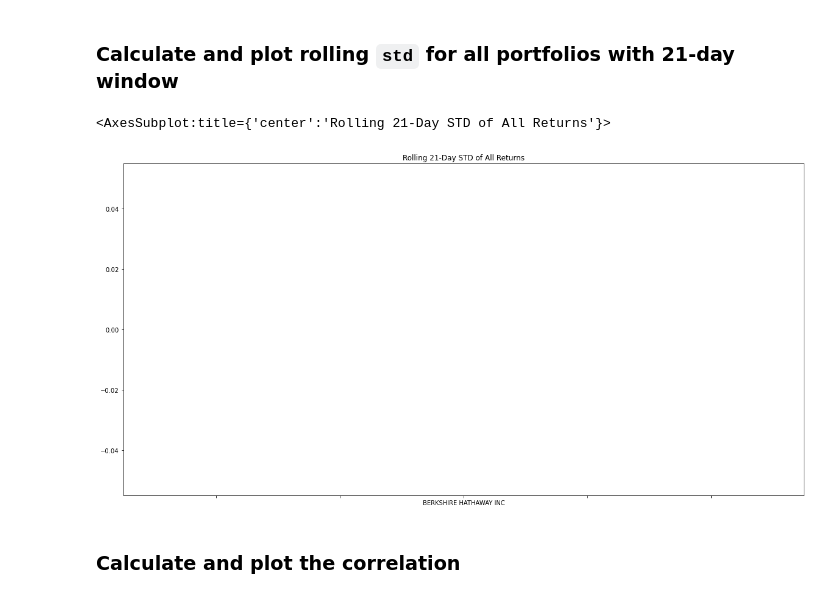
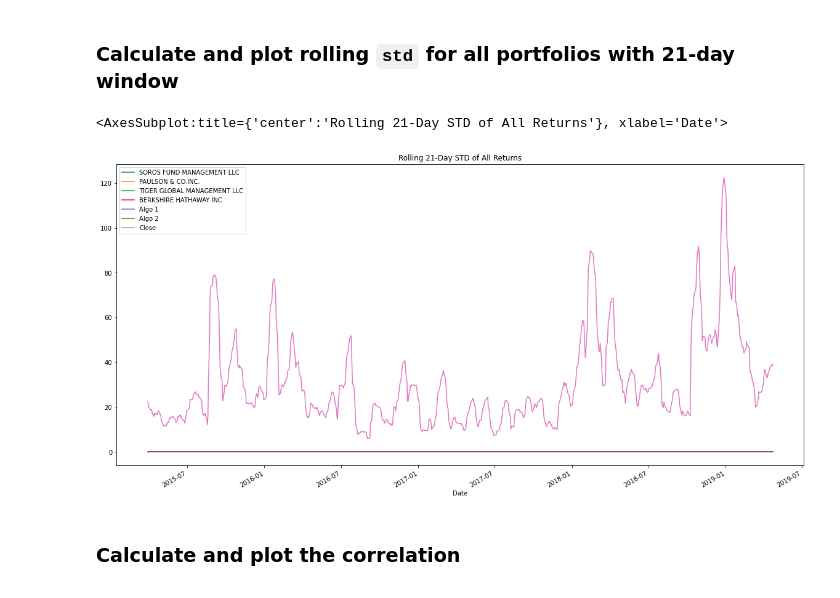
Before and after one commit to JamelBoyer/J_Boyer_Bootcamp, a Jupyter notebook: 02-Homework/04-Pandas/Instructions/Starter_Code/whale_analysis.ipynb, the cells around one changed output. Saved outputs shown, nothing was run; the diff lists cells and outputs as text; code cells hidden in the pictures.

```diff
--- a/02-Homework/04-Pandas/Instructions/Starter_Code/whale_analysis.ipynb
+++ b/02-Homework/04-Pandas/Instructions/Starter_Code/whale_analysis.ipynb
@@ -268,0 +271,4 @@ Date
+# %%
+df = df.copy()
+df["Close"] = df["Close"].str.replace("$", "")
+df.head()
@@ -403,13 +417,13 @@ Risk changes over time. Analyze the rolling statistics for Risk and Beta.
 # %%
 # Calculate the rolling standard deviation for all portfolios using a 21-day window
 daily_std = daily_retruns_of_all_assets.rolling(window=21).std()
 #print(daily_retruns_of_all_assets.rolling(window=21).std())
 
 # Plot the rolling standard deviation
-daily_retruns_of_all_assets.rolling(window=21).std().plot(figsize=(20, 10), title='Rolling 21-Day STD of All Returns')
+df.rolling(window=21).std().plot(figsize=(20, 10), title='Rolling 21-Day STD of All Returns')
 # %% [output]
-<AxesSubplot:title={'center':'Rolling 21-Day STD of All Returns'}>
+<AxesSubplot:title={'center':'Rolling 21-Day STD of All Returns'}, xlabel='Date'>
-[figure, old version]
+[figure, new version]
 # %% [markdown]
 ### Calculate and plot the correlation
 # %%
```
Also changed, not shown: parts of 14 cells of this notebook.
